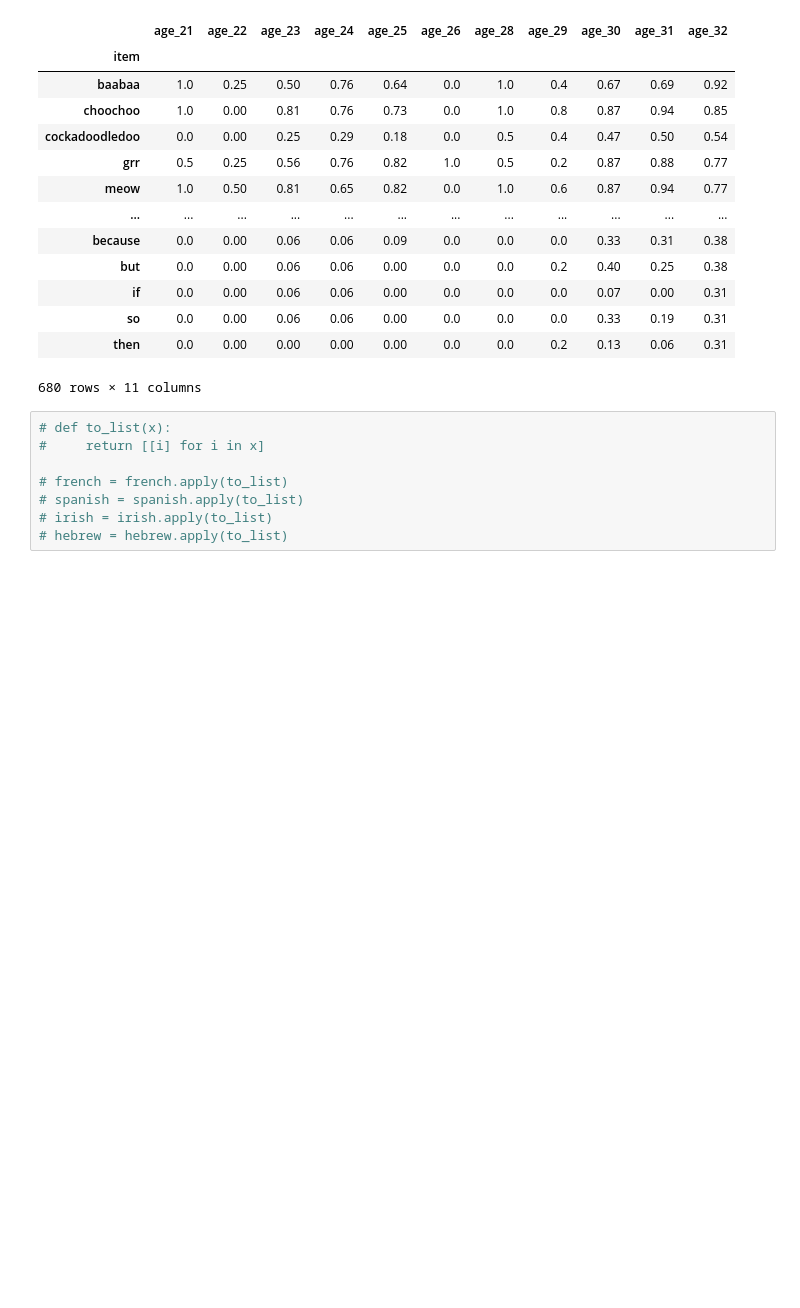
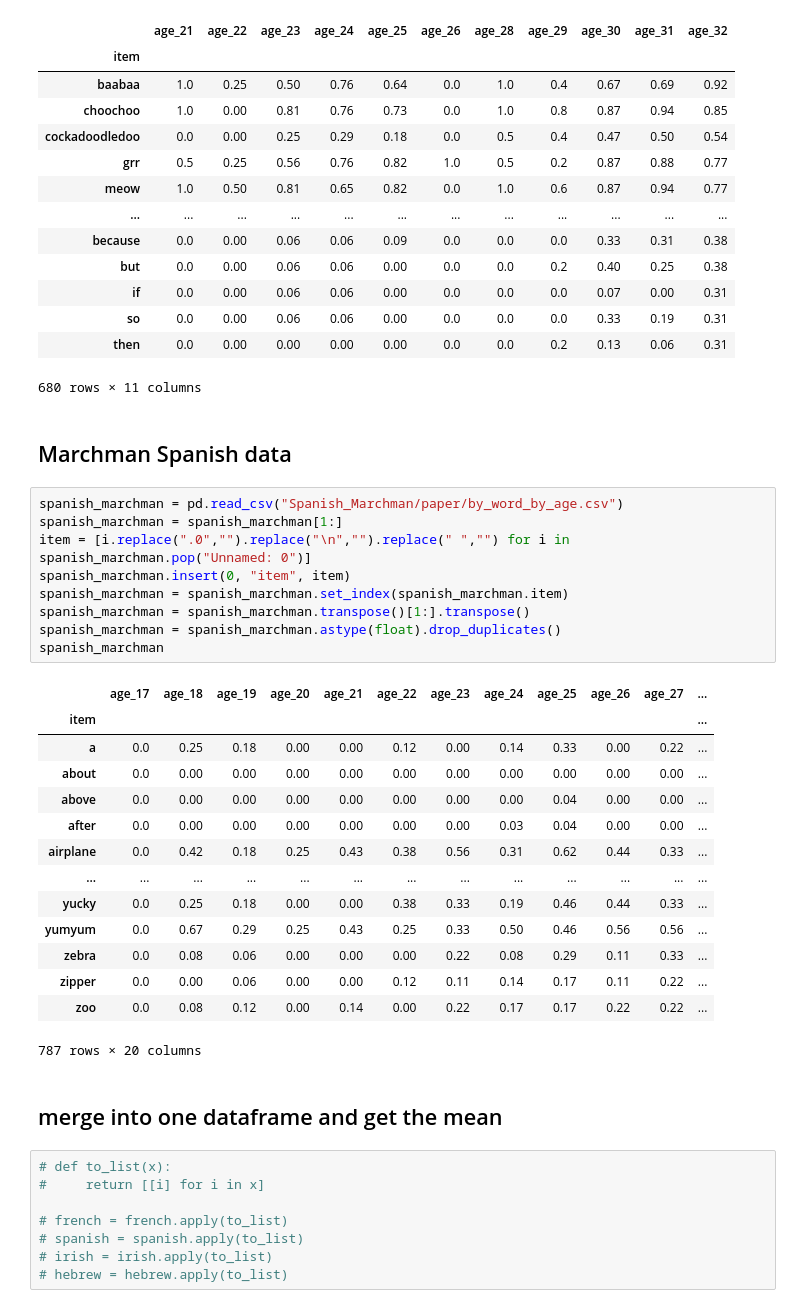
Before and after one commit to ningkko/Bilingualism_ChildASR, a Jupyter notebook: biling_data/by_word_anaysis.ipynb, the cells around one changed output. Drawn from its saved outputs; the diff is of its cells as text; blank space fills up the shorter version.

```diff
--- a/biling_data/by_word_anaysis.ipynb
+++ b/biling_data/by_word_anaysis.ipynb
@@ -151,6 +151,34 @@ french
 | so | 0.0 | 0.00 | 0.06 | 0.06 | 0.00 | 0.0 | 0.0 | 0.0 | 0.33 | 0.19 | 0.31 |
 | then | 0.0 | 0.00 | 0.00 | 0.00 | 0.00 | 0.0 | 0.0 | 0.2 | 0.13 | 0.06 | 0.31 |
 680 rows × 11 columns
+# %% [markdown]
+## Marchman Spanish data
+# %%
+spanish_marchman = pd.read_csv("Spanish_Marchman/paper/by_word_by_age.csv")
+spanish_marchman = spanish_marchman[1:]
+item = [i.replace(".0","").replace("\n","").replace(" ","") for i in spanish_marchman.pop("Unnamed: 0")]
+spanish_marchman.insert(0, "item", item)
+spanish_marchman = spanish_marchman.set_index(spanish_marchman.item)
+spanish_marchman = spanish_marchman.transpose()[1:].transpose()
+spanish_marchman = spanish_marchman.astype(float).drop_duplicates()
+spanish_marchman
+# %% [output]
+|  | age_17 | age_18 | age_19 | age_20 | age_21 | age_22 | age_23 | age_24 | age_25 | age_26 | age_27 | ... |
+| item |  |  |  |  |  |  |  |  |  |  |  | ... |
+| a | 0.0 | 0.25 | 0.18 | 0.00 | 0.00 | 0.12 | 0.00 | 0.14 | 0.33 | 0.00 | 0.22 | ... |
+| about | 0.0 | 0.00 | 0.00 | 0.00 | 0.00 | 0.00 | 0.00 | 0.00 | 0.00 | 0.00 | 0.00 | ... |
+| above | 0.0 | 0.00 | 0.00 | 0.00 | 0.00 | 0.00 | 0.00 | 0.00 | 0.04 | 0.00 | 0.00 | ... |
+| after | 0.0 | 0.00 | 0.00 | 0.00 | 0.00 | 0.00 | 0.00 | 0.03 | 0.04 | 0.00 | 0.00 | ... |
+| airplane | 0.0 | 0.42 | 0.18 | 0.25 | 0.43 | 0.38 | 0.56 | 0.31 | 0.62 | 0.44 | 0.33 | ... |
+| ... | ... | ... | ... | ... | ... | ... | ... | ... | ... | ... | ... | ... |
+| yucky | 0.0 | 0.25 | 0.18 | 0.00 | 0.00 | 0.38 | 0.33 | 0.19 | 0.46 | 0.44 | 0.33 | ... |
+| yumyum | 0.0 | 0.67 | 0.29 | 0.25 | 0.43 | 0.25 | 0.33 | 0.50 | 0.46 | 0.56 | 0.56 | ... |
+| zebra | 0.0 | 0.08 | 0.06 | 0.00 | 0.00 | 0.00 | 0.22 | 0.08 | 0.29 | 0.11 | 0.33 | ... |
+| zipper | 0.0 | 0.00 | 0.06 | 0.00 | 0.00 | 0.12 | 0.11 | 0.14 | 0.17 | 0.11 | 0.22 | ... |
+| zoo | 0.0 | 0.08 | 0.12 | 0.00 | 0.14 | 0.00 | 0.22 | 0.17 | 0.17 | 0.22 | 0.22 | ... |
+787 rows × 20 columns
+# %% [markdown]
+## merge into one dataframe and get the mean
 # %%
 # def to_list(x):
 #     return [[i] for i in x]
```
Also changed, not shown: parts of 19 cells of this notebook, 16 other files.
